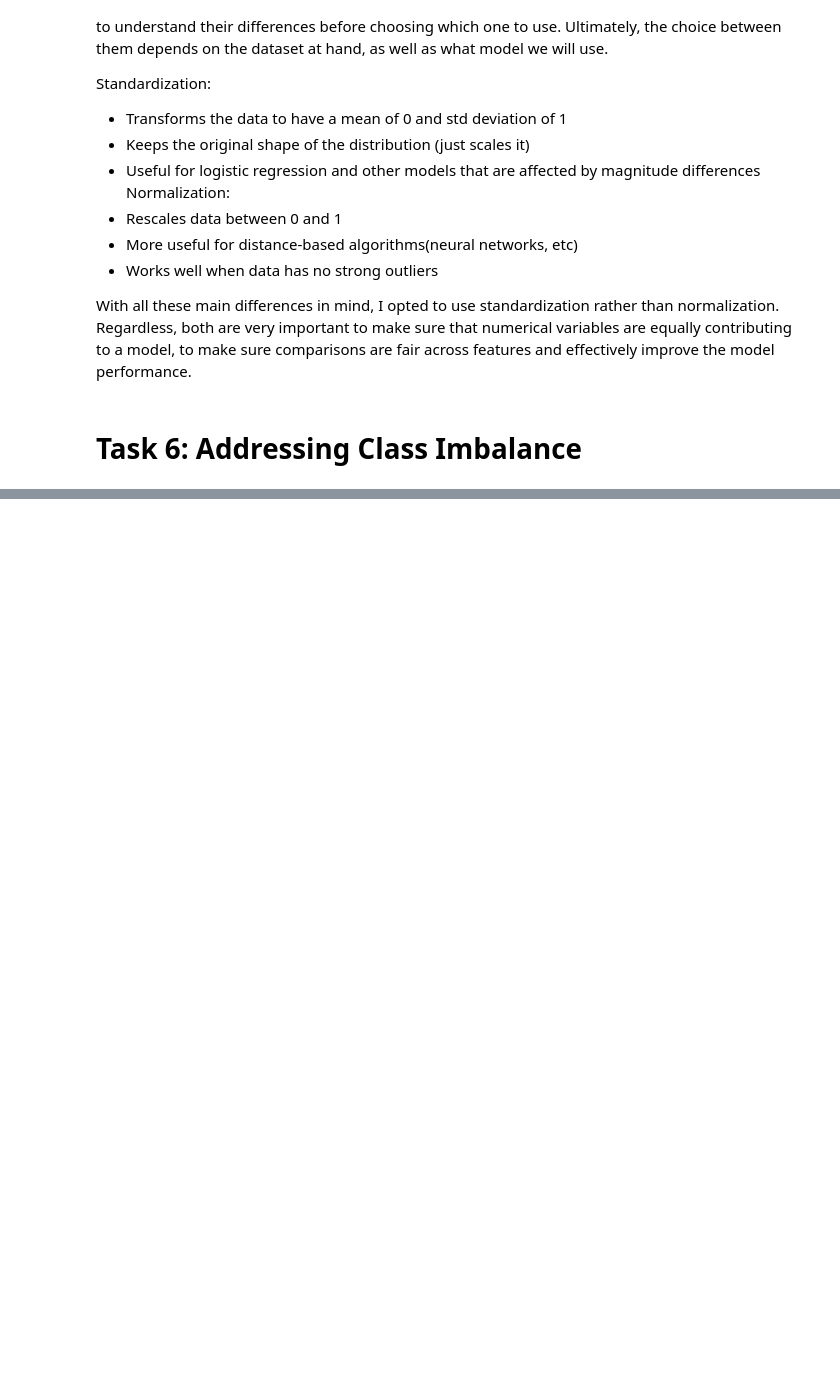
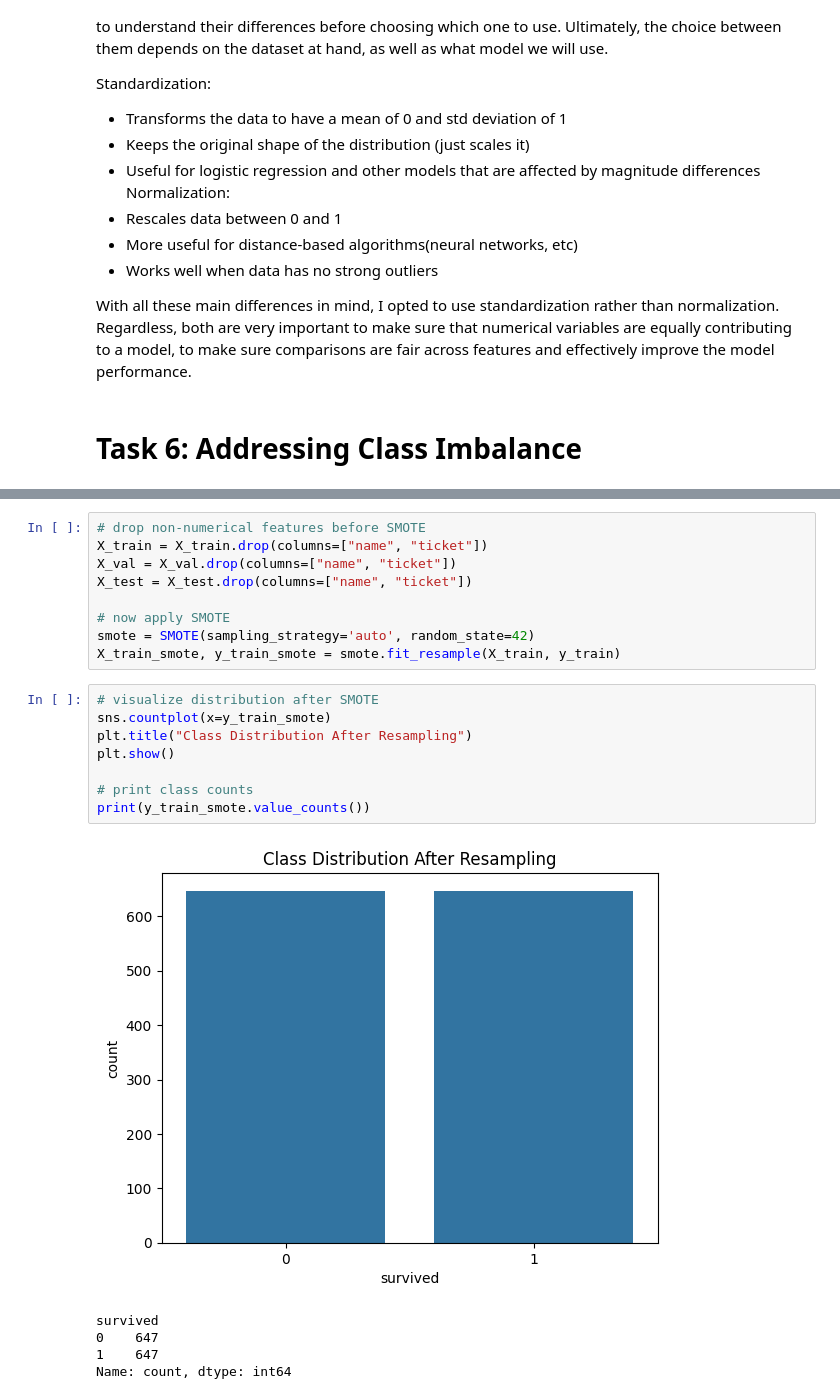
Before and after one commit to hibbakamas/ML-fundamentals-2025, a Jupyter notebook: assignment_1_Hibba_Kamas.ipynb, the cells around one changed output, grey strips where cells are left out. Drawn from its saved outputs; the diff is of its cells as text; blank space fills up the shorter version.

```diff
--- a/assignment_1_Hibba_Kamas.ipynb
+++ b/assignment_1_Hibba_Kamas.ipynb
@@ -617,0 +654,23 @@ With all these main differences in mind, I opted to use standardization rather t
+# %%
+# drop non-numerical features before SMOTE
+X_train = X_train.drop(columns=["name", "ticket"])
+X_val = X_val.drop(columns=["name", "ticket"])
+X_test = X_test.drop(columns=["name", "ticket"])
+
+# now apply SMOTE
+smote = SMOTE(sampling_strategy='auto', random_state=42)
+X_train_smote, y_train_smote = smote.fit_resample(X_train, y_train)
+# %%
+# visualize distribution after SMOTE
+sns.countplot(x=y_train_smote)
+plt.title("Class Distribution After Resampling")
+plt.show()
+
+# print class counts
+print(y_train_smote.value_counts())
+# %% [output]
+[figure, added]
+survived
+0    647
+1    647
+Name: count, dtype: int64
```
Also changed, not shown: parts of 6 cells of this notebook.
